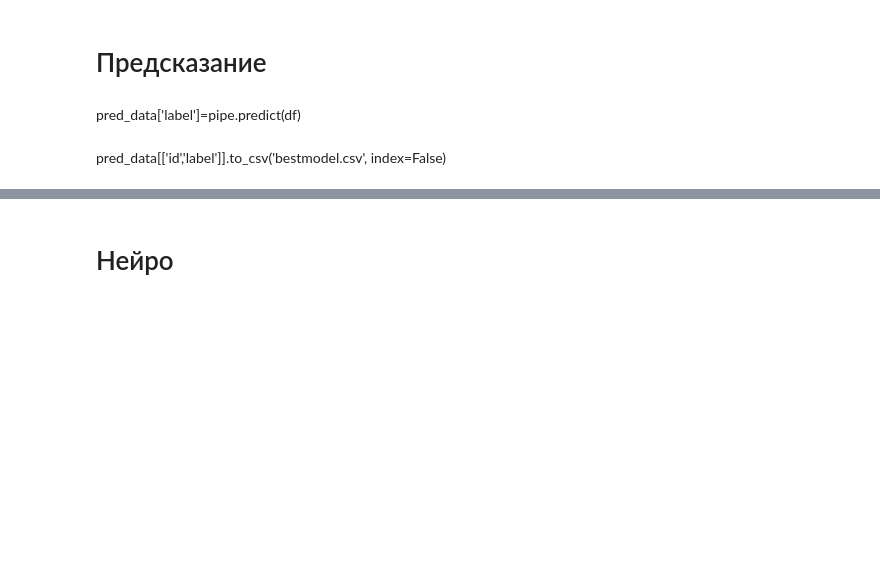
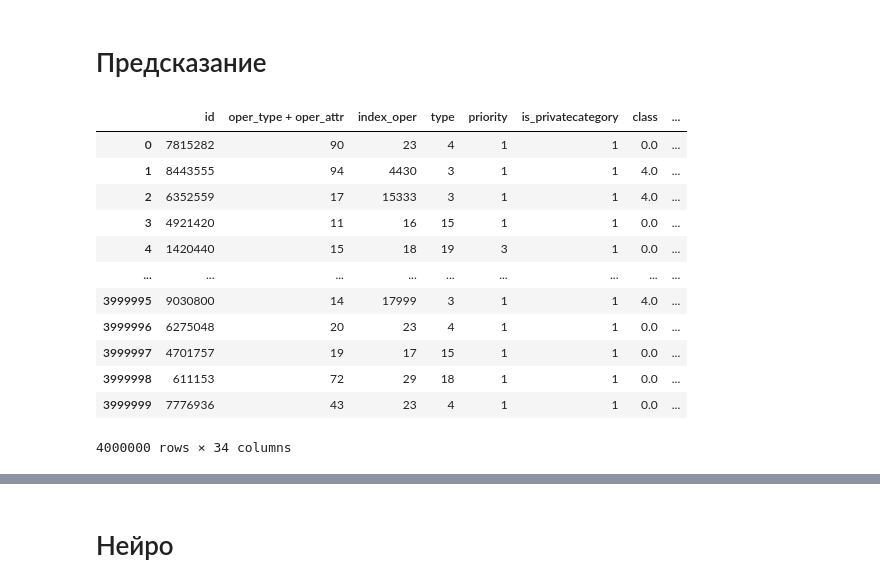
Before and after one commit to genalll/mlsport3, a Jupyter notebook: nero.ipynb, the cells around one changed output, grey strips where cells are left out. Cells and saved outputs as stored; diff of their text form; code cells hidden in the pictures; blank space fills up the shorter version.

```diff
--- a/nero.ipynb
+++ b/nero.ipynb
@@ -75,0 +94,3 @@ df
+# %%
+data_failed = pd.read_csv("data_failed.csv",low_memory=False)
+data_failed
@@ -75,0 +111,3 @@ df
+# %%
+data_total_area = pd.read_csv("data_total_area.csv",low_memory=False)
+data_total_area
@@ -375,6 +368,12 @@ pred_data=pd.read_csv('test_dataset_test.csv',low_memory=False)
 # %%
 df=pred_data
 # %%
+df['area']=df['index_oper'].str[0:3]
+df = pd.merge(df,data_total_area, on="area", how='left')
+df = pd.merge(df,data_failed, on="area", how='left')
+df['area'] = pd.Categorical(df['area'])
+df['area'].astype('category').cat.codes
+df['area'] = df['area'].cat.codes
 df["priority"] = pd.Categorical(df["priority"])
 df["priority"].astype('category').cat.codes
 df["priority"] = df["priority"].cat.codes
@@ -399,14 +398,26 @@ df["is_privatecategory"] = df["is_privatecategory"].cat.codes
 df["name_mfi"] = pd.Categorical(df["name_mfi"])
 df["name_mfi"].astype('category').cat.codes
 df["name_mfi"] = df["name_mfi"].cat.codes
-df["weight"] = round(df["weight"]/1000)
+df["weightkg"] = round(df["weight"]/1000)
 df['is_wrong']=df['is_wrong_sndr_name']+df['is_wrong_rcpn_name']+df['is_wrong_phone_number']+df['is_wrong_address']
 df['total_mean']=df['total_qty_over_index_and_type']/df['total_qty_over_index']
 # %%
 df = df.fillna(0)
+# %%
+df
+# %% [output]
+|  | id | oper_type + oper_attr | index_oper | type | priority | is_privatecategory | class | ... |
+| 0 | 7815282 | 90 | 23 | 4 | 1 | 1 | 0.0 | ... |
+| 1 | 8443555 | 94 | 4430 | 3 | 1 | 1 | 4.0 | ... |
+| 2 | 6352559 | 17 | 15333 | 3 | 1 | 1 | 4.0 | ... |
+| 3 | 4921420 | 11 | 16 | 15 | 1 | 1 | 0.0 | ... |
+| 4 | 1420440 | 15 | 18 | 19 | 3 | 1 | 0.0 | ... |
+| ... | ... | ... | ... | ... | ... | ... | ... | ... |
+| 3999995 | 9030800 | 14 | 17999 | 3 | 1 | 1 | 4.0 | ... |
+| 3999996 | 6275048 | 20 | 23 | 4 | 1 | 1 | 0.0 | ... |
+| 3999997 | 4701757 | 19 | 17 | 15 | 1 | 1 | 0.0 | ... |
+| 3999998 | 611153 | 72 | 29 | 18 | 1 | 1 | 0.0 | ... |
+| 3999999 | 7776936 | 43 | 23 | 4 | 1 | 1 | 0.0 | ... |
+4000000 rows × 34 columns
 # %%
 df=df.drop(['id'], axis = 1)
-# %% [markdown]
-pred_data['label']=pipe.predict(df)
-# %% [markdown]
-pred_data[['id','label']].to_csv('bestmodel.csv', index=False)
```
Also changed, not shown: parts of 25 cells of this notebook, 5 other files.
